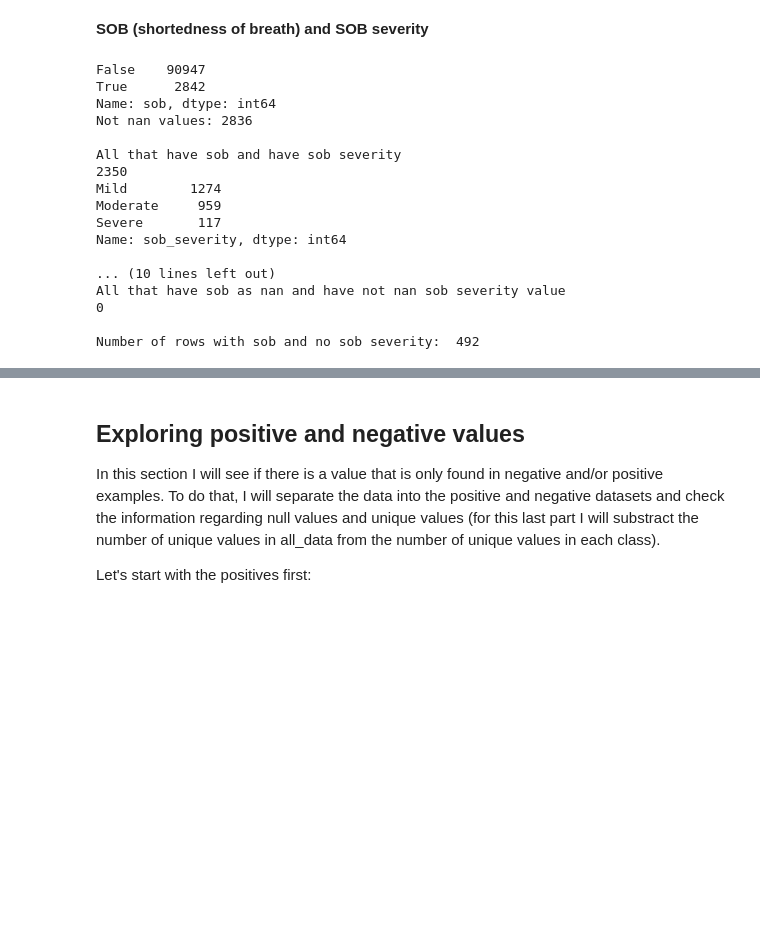
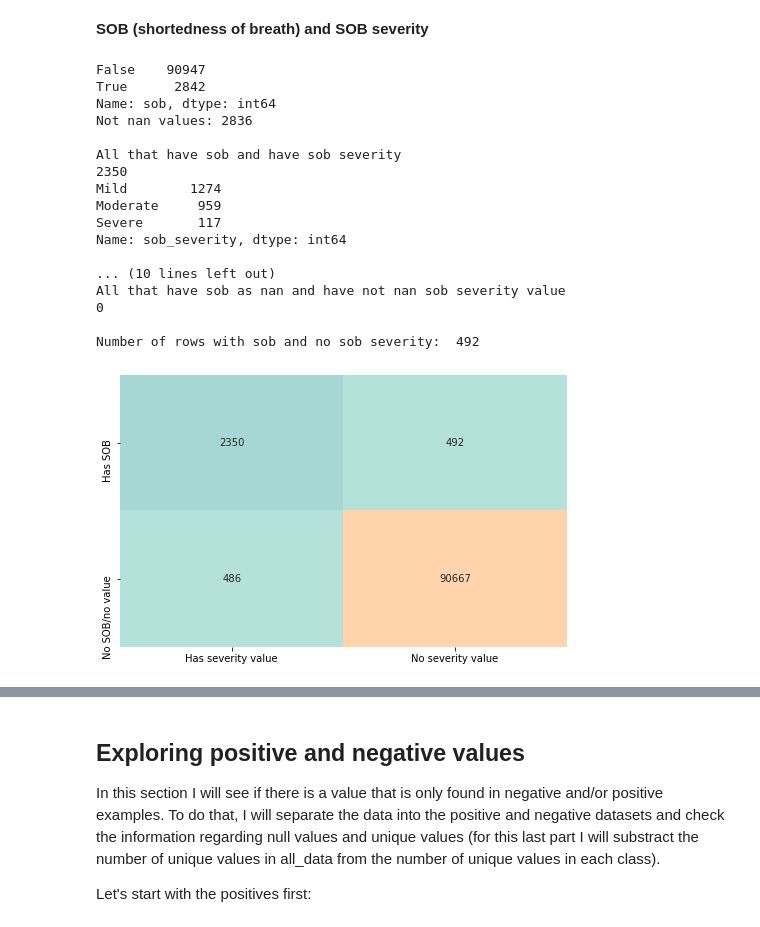
Before and after one commit to Sir-Slade/covid_prediction_project, a Jupyter notebook: DataExploration.ipynb, the cells around one changed output, grey strips where cells are left out. Drawn from its saved outputs; the diff is of its cells as text; code cells hidden in the pictures; blank space fills up the shorter version.

```diff
--- a/DataExploration.ipynb
+++ b/DataExploration.ipynb
@@ -201,33 +220,47 @@ def sob_stats(all_data):
     print(all_data[(all_data["sob_severity"].notna()) & (all_data["sob"] == False)].shape[0])
     print(all_data[all_data["sob"] == False]["sob_severity"].value_counts()) #The sob value for this one is going to be changed to true
     print(" ")
     print("All that have sob severity as nan and have a not nan sob value")
     print(all_data[all_data["sob"].notna() & all_data["sob_severity"].isna()].shape[0]) #This is empty so it is correct
     print(" ")
     print("All that have sob as nan and have not nan sob severity value")
     print(all_data[all_data["sob"].isna() & all_data["sob_severity"].notna()].shape[0]) #This is empty so it is correct
     print(" ")
     print("Number of rows with sob and no sob severity: ", len(all_data[(all_data["sob"] == True) & (all_data["sob_severity"].isna())])) #Since this are just 15 they are to be imputated with the most frequent type
 
+    #At this point there is no 'None' value in severity
+    cough_and_severity = all_data[(all_data["sob_severity"].notna()) & (all_data["sob_severity"] != "None") & (all_data["sob"] == True)].shape[0]
+    cough_no_severity = all_data[(all_data["sob"] == True) & ((all_data["sob_severity"].isna()) | (all_data["sob_severity"] == "None"))].shape[0]
+    #In the 'no_cough' category we include the NaNs and the False
+    no_cough_and_severity = all_data[(all_data["sob"].isna()) &
+                                     (all_data["sob_severity"].notna()) & (all_data["sob_severity"] != "None")].shape[0] + all_data[(all_data["sob_severity"].notna()) & (all_data["sob_severity"] != "None") & (all_data["sob"] == False)].shape[0] #having 'sob' == False with a severity is not possible
+    no_cough_no_severity =all_data[(all_data["sob"].isna()) &
+                                   ((all_data["sob_severity"].isna()) | (all_data["sob_severity"] == "None"))].shape[0] + all_data[(all_data["sob"] == False) & ((all_data["sob_severity"].isna()) | (all_data["sob_severity"] == "None"))].shape[0] #having 'cough' == False with a severity is not possible
+    plt.figure(figsize=(8,5))
+    sns.heatmap([[cough_and_severity, cough_no_severity], [no_cough_and_severity, no_cough_no_severity]],
+                xticklabels=["Has severity value", "No severity value"], yticklabels=["Has SOB", "No SOB/no value"], annot=True, fmt="d", center=45000, cbar=False)
+
+    plt.show()
 sob_stats(all_data)
 # %% [output]
 False    90947
 True      2842
 Name: sob, dtype: int64
 Not nan values: 2836
 
 All that have sob and have sob severity
 2350
 Mild        1274
 Moderate     959
 Severe       117
 Name: sob_severity, dtype: int64
 
 ... (10 lines left out)
 All that have sob as nan and have not nan sob severity value
 0
 
 Number of rows with sob and no sob severity:  492
+[figure, added]
 # %%
 sob_false_severity_not_na = all_data.loc[((all_data["sob"].isna()) | (all_data["sob"] == False)) & (all_data["sob_severity"].notna())].index
 all_data.loc[sob_false_severity_not_na, "sob"] = True
```
Also changed, not shown: parts of 4 cells of this notebook, 4 other files.
